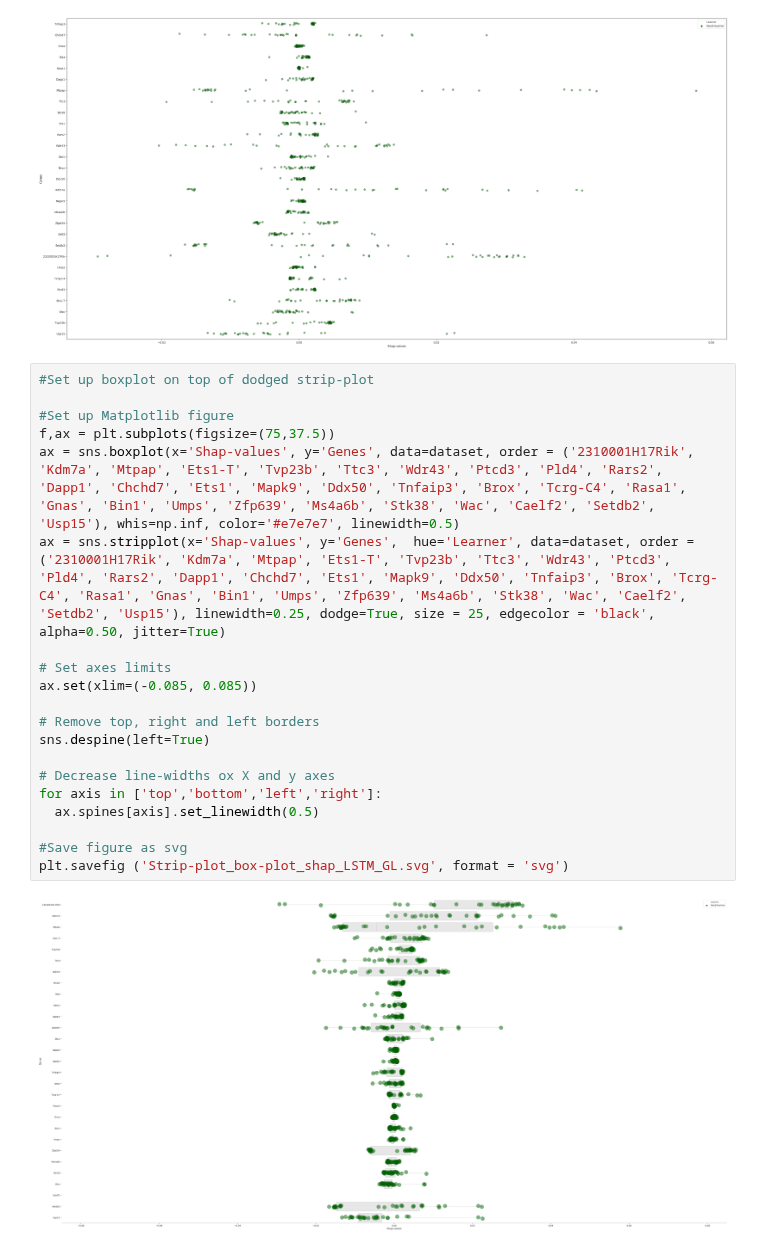
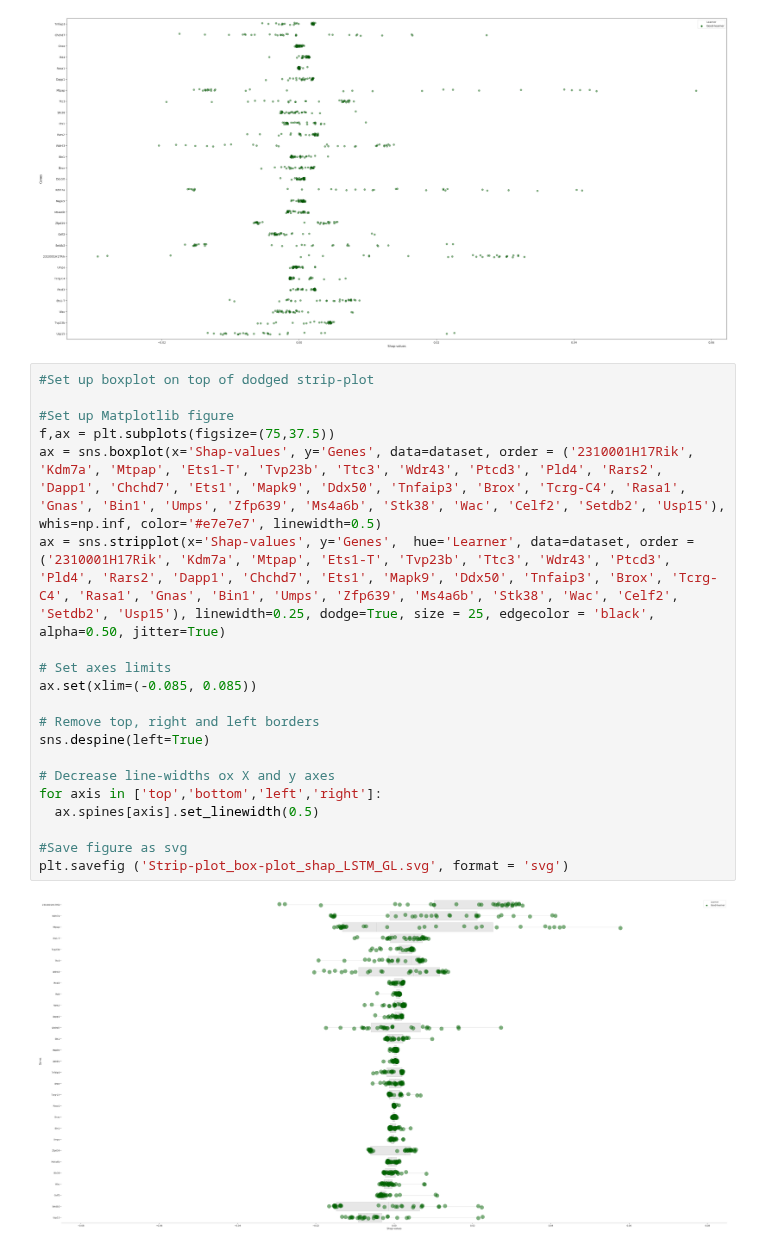
Before and after one commit to DipankarJDutta/DipankarJDutta-Biomarker-discovery-from-B-T-cells-in-FASD-GDM-with-LSTM, a Jupyter notebook: LSTM_Shap-values_samples ranked by LI_genes by SHAPsum_stripplot-boxplot_GLonly.ipynb, the cells around one changed output. Drawn from its saved outputs; the diff is of its cells as text.

```diff
--- a/LSTM_Shap-values_samples ranked by LI_genes by SHAPsum_stripplot-boxplot_GLonly.ipynb
+++ b/LSTM_Shap-values_samples ranked by LI_genes by SHAPsum_stripplot-boxplot_GLonly.ipynb
@@ -81,22 +81,22 @@ plt.savefig ('Strip-plot_shap_LSTM_GL.svg', format = 'svg')
 # %%
 #Set up boxplot on top of dodged strip-plot
 
 #Set up Matplotlib figure
 f,ax = plt.subplots(figsize=(75,37.5))
-ax = sns.boxplot(x='Shap-values', y='Genes', data=dataset, order = ('2310001H17Rik', 'Kdm7a', 'Mtpap', 'Ets1-T', 'Tvp23b', 'Ttc3', 'Wdr43', 'Ptcd3', 'Pld4', 'Rars2', 'Dapp1', 'Chchd7', 'Ets1', 'Mapk9', 'Ddx50', 'Tnfaip3', 'Brox', 'Tcrg-C4', 'Rasa1', 'Gnas', 'Bin1', 'Umps', 'Zfp639', 'Ms4a6b', 'Stk38', 'Wac', 'Caelf2', 'Setdb2', 'Usp15'), whis=np.inf, color='#e7e7e7', linewidth=0.5)
-ax = sns.stripplot(x='Shap-values', y='Genes',  hue='Learner', data=dataset, order = ('2310001H17Rik', 'Kdm7a', 'Mtpap', 'Ets1-T', 'Tvp23b', 'Ttc3', 'Wdr43', 'Ptcd3', 'Pld4', 'Rars2', 'Dapp1', 'Chchd7', 'Ets1', 'Mapk9', 'Ddx50', 'Tnfaip3', 'Brox', 'Tcrg-C4', 'Rasa1', 'Gnas', 'Bin1', 'Umps', 'Zfp639', 'Ms4a6b', 'Stk38', 'Wac', 'Caelf2', 'Setdb2', 'Usp15'), linewidth=0.25, dodge=True, size = 25, edgecolor = 'black', alpha=0.50, jitter=True)
+ax = sns.boxplot(x='Shap-values', y='Genes', data=dataset, order = ('2310001H17Rik', 'Kdm7a', 'Mtpap', 'Ets1-T', 'Tvp23b', 'Ttc3', 'Wdr43', 'Ptcd3', 'Pld4', 'Rars2', 'Dapp1', 'Chchd7', 'Ets1', 'Mapk9', 'Ddx50', 'Tnfaip3', 'Brox', 'Tcrg-C4', 'Rasa1', 'Gnas', 'Bin1', 'Umps', 'Zfp639', 'Ms4a6b', 'Stk38', 'Wac', 'Celf2', 'Setdb2', 'Usp15'), whis=np.inf, color='#e7e7e7', linewidth=0.5)
+ax = sns.stripplot(x='Shap-values', y='Genes',  hue='Learner', data=dataset, order = ('2310001H17Rik', 'Kdm7a', 'Mtpap', 'Ets1-T', 'Tvp23b', 'Ttc3', 'Wdr43', 'Ptcd3', 'Pld4', 'Rars2', 'Dapp1', 'Chchd7', 'Ets1', 'Mapk9', 'Ddx50', 'Tnfaip3', 'Brox', 'Tcrg-C4', 'Rasa1', 'Gnas', 'Bin1', 'Umps', 'Zfp639', 'Ms4a6b', 'Stk38', 'Wac', 'Celf2', 'Setdb2', 'Usp15'), linewidth=0.25, dodge=True, size = 25, edgecolor = 'black', alpha=0.50, jitter=True)
 
 # Set axes limits
 ax.set(xlim=(-0.085, 0.085))
 
 # Remove top, right and left borders
 sns.despine(left=True)
 
 # Decrease line-widths ox X and y axes
 for axis in ['top','bottom','left','right']:
   ax.spines[axis].set_linewidth(0.5)
 
 #Save figure as svg
 plt.savefig ('Strip-plot_box-plot_shap_LSTM_GL.svg', format = 'svg')
 # %% [output]
-[figure, old version]
+[figure, new version]
```
